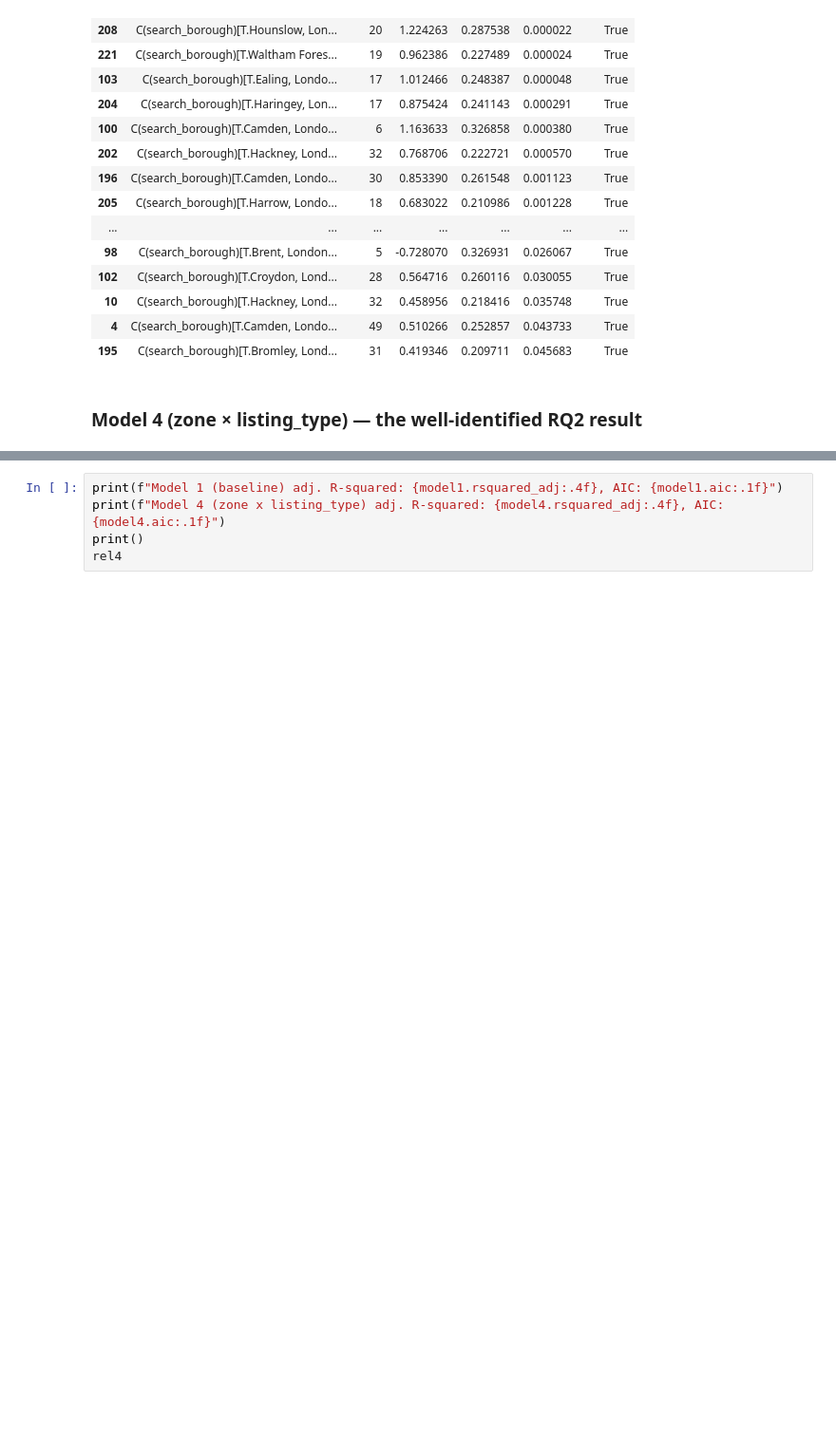
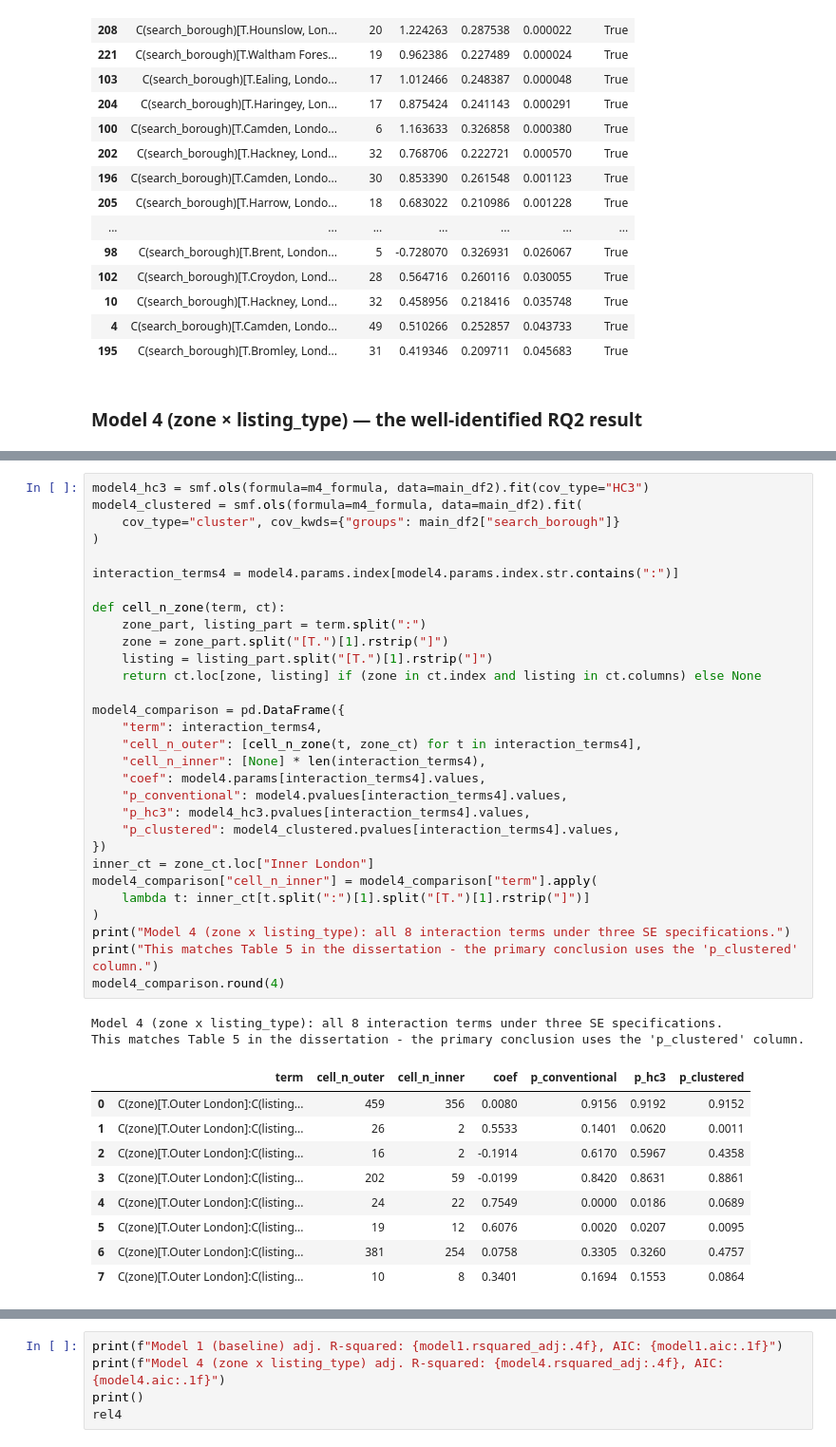
Before and after one commit to kushal-canchi/airbnb-london-pricing-project, a Jupyter notebook: regression_analysis.ipynb, the cells around one changed output, grey strips where cells are left out. Shown at 95% size. Saved outputs shown, nothing was run; the diff lists cells and outputs as text; blank space fills up the shorter version.

```diff
--- a/regression_analysis.ipynb
+++ b/regression_analysis.ipynb
@@ -372,0 +417,42 @@ Notes:
+# %%
+model4_hc3 = smf.ols(formula=m4_formula, data=main_df2).fit(cov_type="HC3")
+model4_clustered = smf.ols(formula=m4_formula, data=main_df2).fit(
+    cov_type="cluster", cov_kwds={"groups": main_df2["search_borough"]}
+)
+
+interaction_terms4 = model4.params.index[model4.params.index.str.contains(":")]
+
+def cell_n_zone(term, ct):
+    zone_part, listing_part = term.split(":")
+    zone = zone_part.split("[T.")[1].rstrip("]")
+    listing = listing_part.split("[T.")[1].rstrip("]")
+    return ct.loc[zone, listing] if (zone in ct.index and listing in ct.columns) else None
+
+model4_comparison = pd.DataFrame({
+    "term": interaction_terms4,
+    "cell_n_outer": [cell_n_zone(t, zone_ct) for t in interaction_terms4],
+    "cell_n_inner": [None] * len(interaction_terms4),
+    "coef": model4.params[interaction_terms4].values,
+    "p_conventional": model4.pvalues[interaction_terms4].values,
+    "p_hc3": model4_hc3.pvalues[interaction_terms4].values,
+    "p_clustered": model4_clustered.pvalues[interaction_terms4].values,
+})
+inner_ct = zone_ct.loc["Inner London"]
+model4_comparison["cell_n_inner"] = model4_comparison["term"].apply(
+    lambda t: inner_ct[t.split(":")[1].split("[T.")[1].rstrip("]")]
+)
+print("Model 4 (zone x listing_type): all 8 interaction terms under three SE specifications.")
+print("This matches Table 5 in the dissertation - the primary conclusion uses the 'p_clustered' column.")
+model4_comparison.round(4)
+# %% [output]
+Model 4 (zone x listing_type): all 8 interaction terms under three SE specifications.
+This matches Table 5 in the dissertation - the primary conclusion uses the 'p_clustered' column.
+|  | term | cell_n_outer | cell_n_inner | coef | p_conventional | p_hc3 | p_clustered |
+| 0 | C(zone)[T.Outer London]:C(listing... | 459 | 356 | 0.0080 | 0.9156 | 0.9192 | 0.9152 |
+| 1 | C(zone)[T.Outer London]:C(listing... | 26 | 2 | 0.5533 | 0.1401 | 0.0620 | 0.0011 |
+| 2 | C(zone)[T.Outer London]:C(listing... | 16 | 2 | -0.1914 | 0.6170 | 0.5967 | 0.4358 |
+| 3 | C(zone)[T.Outer London]:C(listing... | 202 | 59 | -0.0199 | 0.8420 | 0.8631 | 0.8861 |
+| 4 | C(zone)[T.Outer London]:C(listing... | 24 | 22 | 0.7549 | 0.0000 | 0.0186 | 0.0689 |
+| 5 | C(zone)[T.Outer London]:C(listing... | 19 | 12 | 0.6076 | 0.0020 | 0.0207 | 0.0095 |
+| 6 | C(zone)[T.Outer London]:C(listing... | 381 | 254 | 0.0758 | 0.3305 | 0.3260 | 0.4757 |
+| 7 | C(zone)[T.Outer London]:C(listing... | 10 | 8 | 0.3401 | 0.1694 | 0.1553 | 0.0864 |
```
Also changed, not shown: parts of 9 cells of this notebook.
